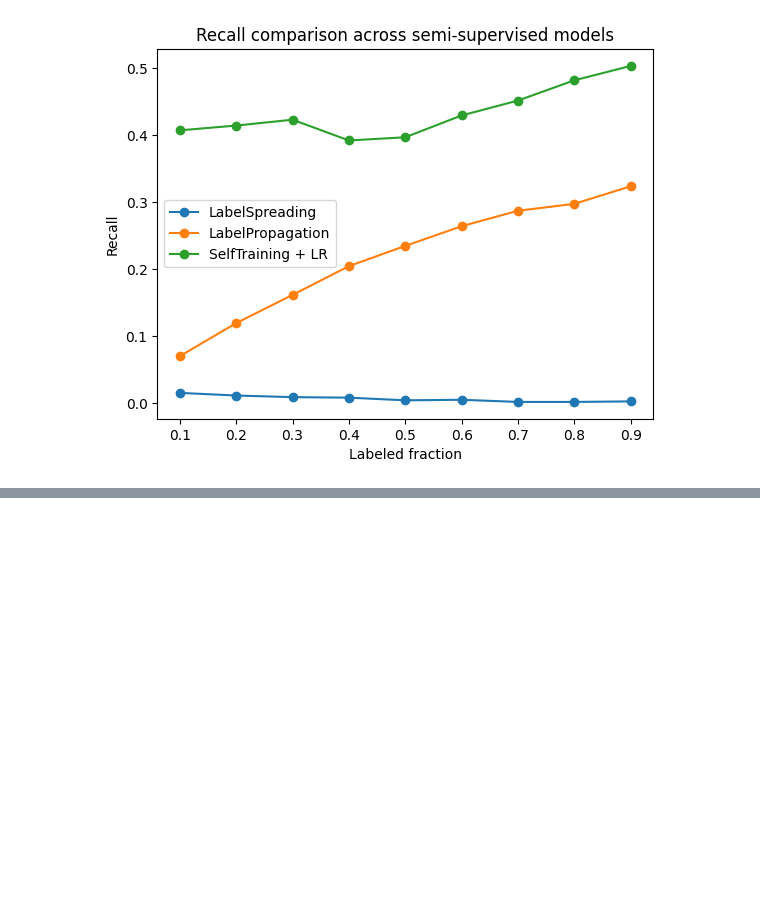
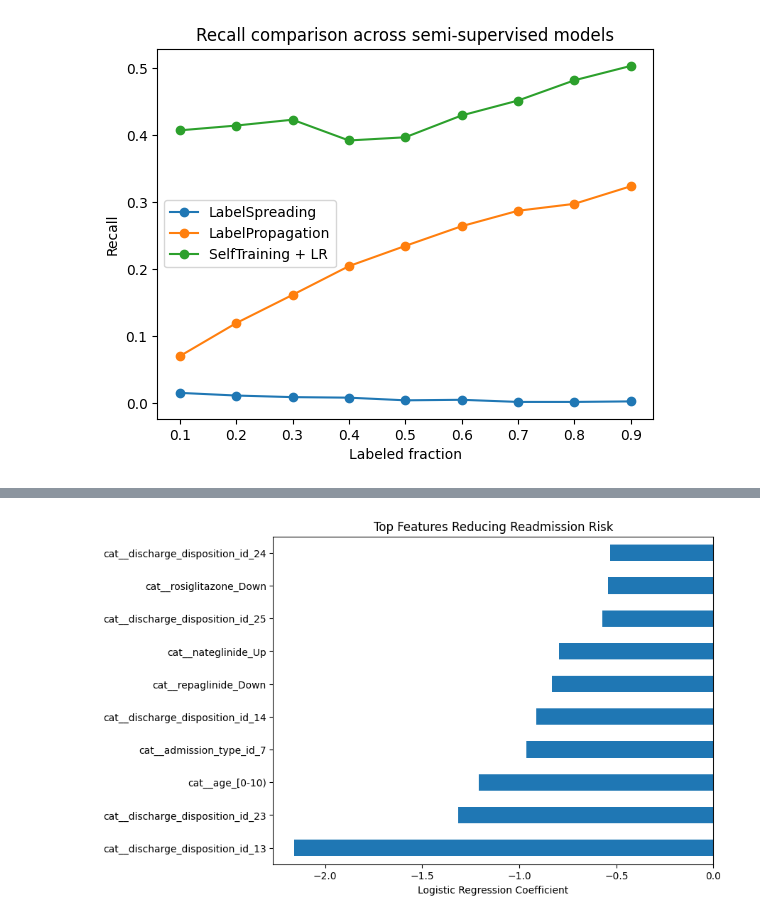
Before and after one commit to samirakhalil1993/readmission-hospital-analysis, a Jupyter notebook: notebooks/04_semi_supervised_modeling.ipynb, the cells around one changed output, grey strips where cells are left out. Saved outputs shown, nothing was run; the diff lists cells and outputs as text; code cells hidden in the pictures; blank space fills up the shorter version.

```diff
--- a/notebooks/04_semi_supervised_modeling.ipynb
+++ b/notebooks/04_semi_supervised_modeling.ipynb
@@ -391,0 +706,4 @@ plt.show()
+# %%
+protective_features = coefficients.sort_values().head(10)
+
+protective_features
@@ -391,0 +722,7 @@ plt.show()
+# %%
+protective_features.plot(kind="barh", figsize=(8,6))
+plt.title("Top Features Reducing Readmission Risk")
+plt.xlabel("Logistic Regression Coefficient")
+plt.show()
+# %% [output]
+[figure, added]
```
Also changed, not shown: parts of 23 cells of this notebook.
